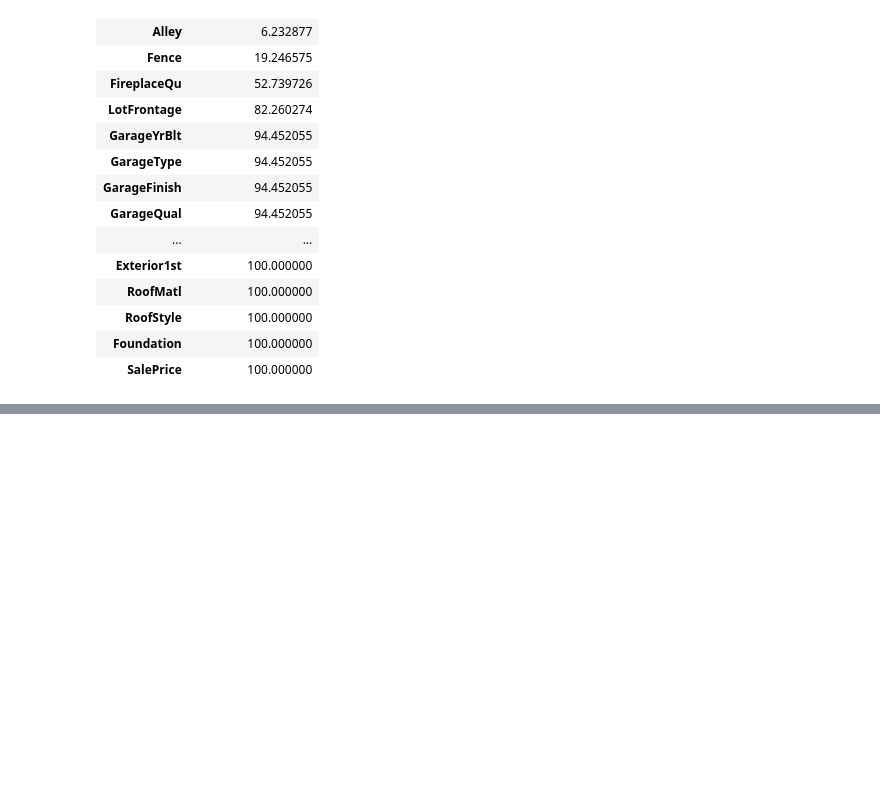
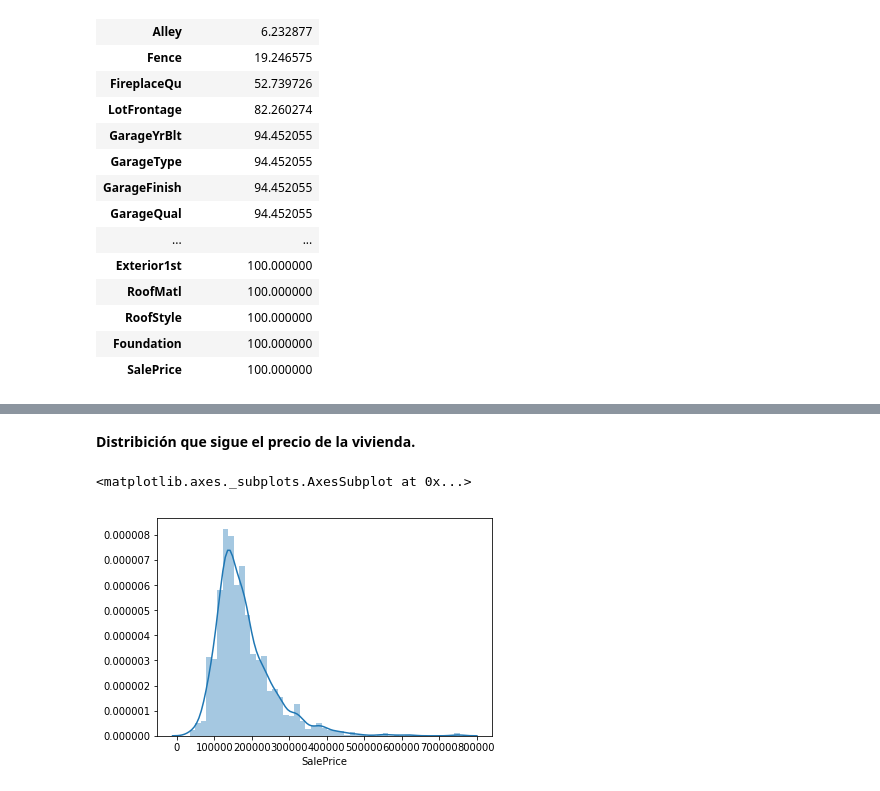
Before and after one commit to franciscocrespo/Regresion-Precios-Vivienda, a Jupyter notebook: Analisis_y_Visualisacion/Practico_analisis_y_visualizacion.ipynb, the cells around one changed output, grey strips where cells are left out. Drawn from its saved outputs; the diff is of its cells as text; code cells hidden in the pictures; blank space fills up the shorter version.

```diff
--- a/Analisis_y_Visualisacion/Practico_analisis_y_visualizacion.ipynb
+++ b/Analisis_y_Visualisacion/Practico_analisis_y_visualizacion.ipynb
@@ -41,0 +58,7 @@ porcentaje_datos_por_columna.sort_values("Porcentaje_no_nulo")
+# %% [markdown]
+**Distribición que sigue el precio de la vivienda.**
+# %%
+seaborn.distplot(data.SalePrice)
+# %% [output]
+<matplotlib.axes._subplots.AxesSubplot at 0x...>
+[figure, added]
```
Also changed, not shown: parts of 4 cells of this notebook.
